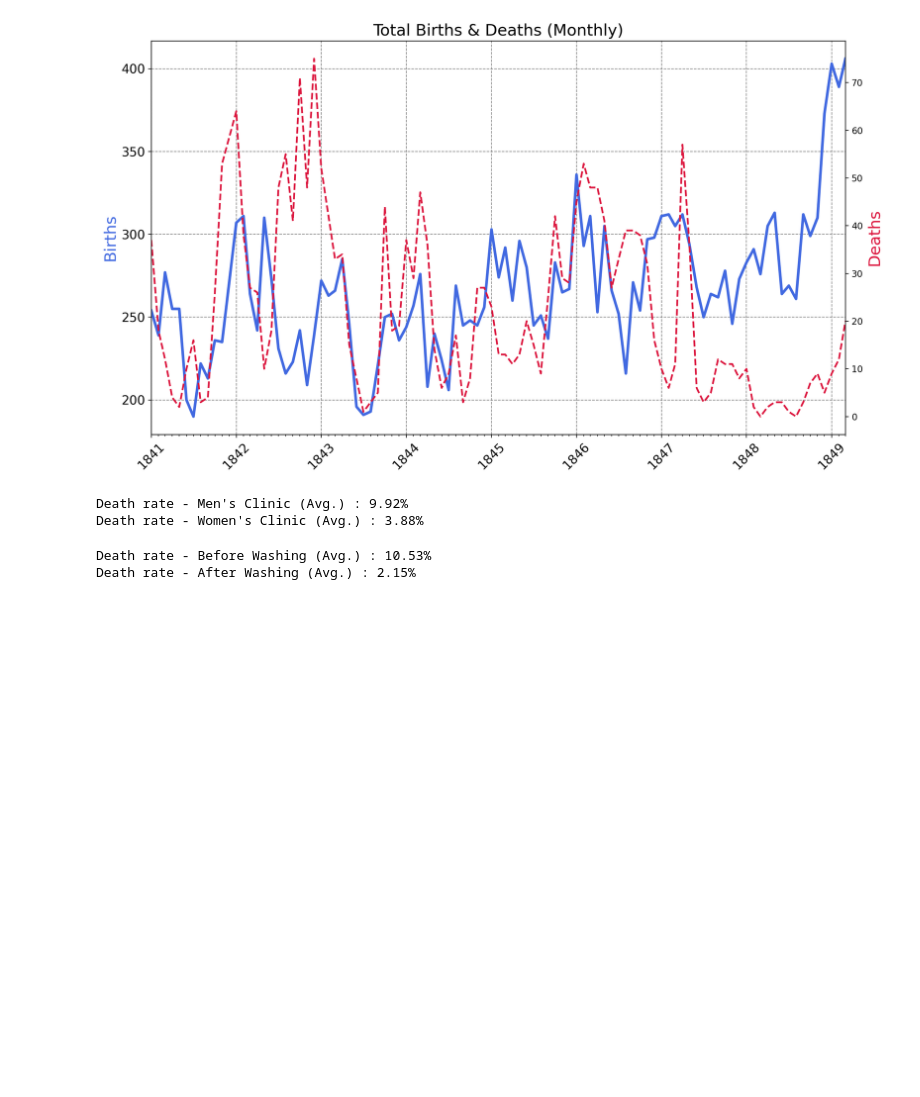
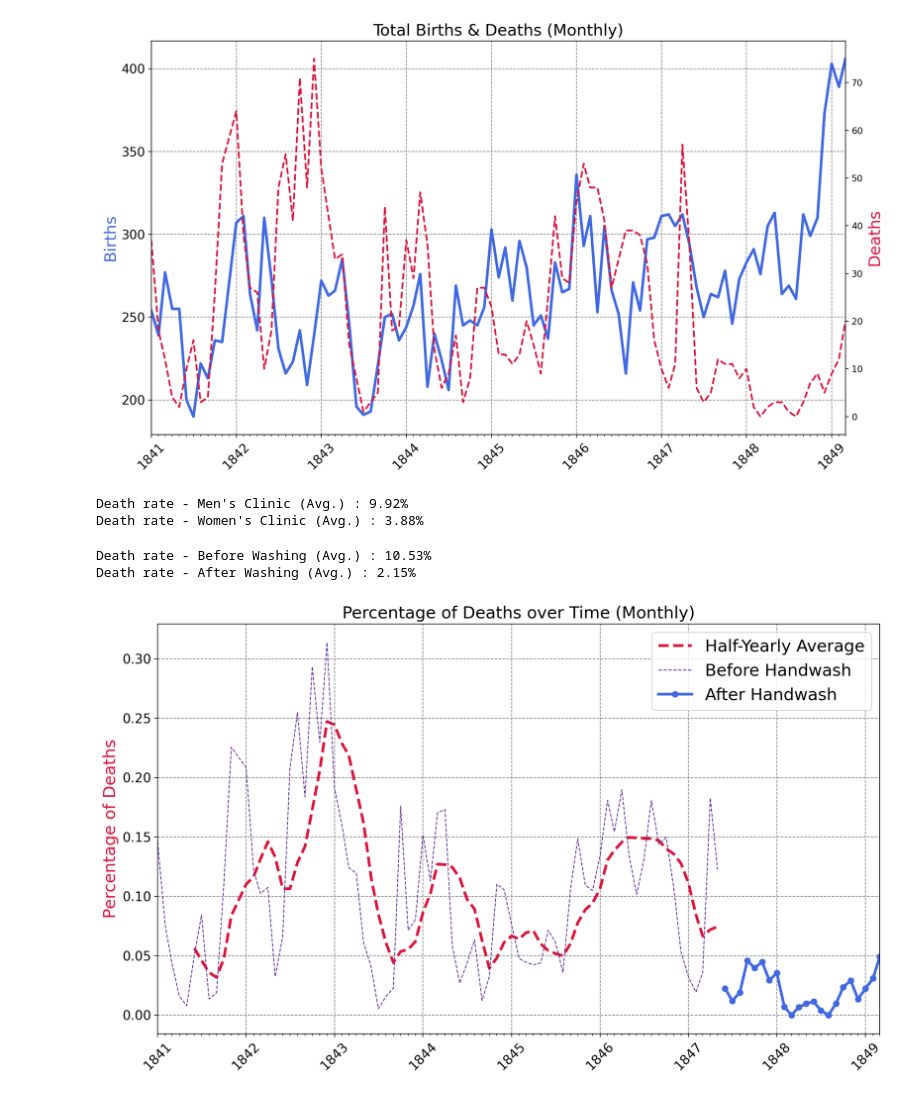
Before and after one commit to arindambala/Python, a Jupyter notebook: Udemy/Projects/ZeroInit/main.ipynb, the cells around one changed output. Saved outputs shown, nothing was run; the diff lists cells and outputs as text; code cells hidden in the pictures; blank space fills up the shorter version.

```diff
--- a/Udemy/Projects/ZeroInit/main.ipynb
+++ b/Udemy/Projects/ZeroInit/main.ipynb
@@ -177,3 +177,31 @@ Death rate - After Washing (Avg.) : 2.15%
 # %%
 half_yearly_data = before_wash.set_index('date')
 half_yearly_data = half_yearly_data.rolling(window=6).mean()
+# %%
+plt.figure(figsize=(14, 8), dpi=200)
+plt.title('Percentage of Deaths over Time (Monthly)', fontsize=18)
+plt.yticks(fontsize=14)
+plt.xticks(fontsize=14, rotation=45)
+plt.ylabel('Percentage of Deaths', color = 'crimson', fontsize = 18)
+plt.grid(color = 'grey', linestyle = '--')
+
+ax_deaths_pct = plt.gca()
+
+years = mdates.YearLocator()
+months = mdates.MonthLocator()
+years_fmt = mdates.DateFormatter('%Y')
+
+ax_deaths_pct.xaxis.set_major_locator(years)
+ax_deaths_pct.xaxis.set_major_formatter(years_fmt)
+ax_deaths_pct.xaxis.set_minor_locator(months)
+ax_deaths_pct.set_xlim([data_month.date.min(), data_month.date.max()])
+
+ma_line, = plt.plot(half_yearly_data.index, half_yearly_data.deaths_pct, color = 'crimson', linewidth = 3, linestyle = '--', label = 'Half-Yearly Average')
+bw_line, = plt.plot(before_wash.date, before_wash.deaths_pct, color = 'rebeccapurple', linewidth = 1, linestyle = '--', label = 'Before Handwash')
+aw_line, = plt.plot(after_wash.date, after_wash.deaths_pct, color = 'royalblue', linewidth = 3, marker = 'o', label = 'After Handwash')
+
+plt.legend(handles = [ma_line, bw_line, aw_line], fontsize = 18)
+
+plt.show()
+# %% [output]
+[figure, added]
```
